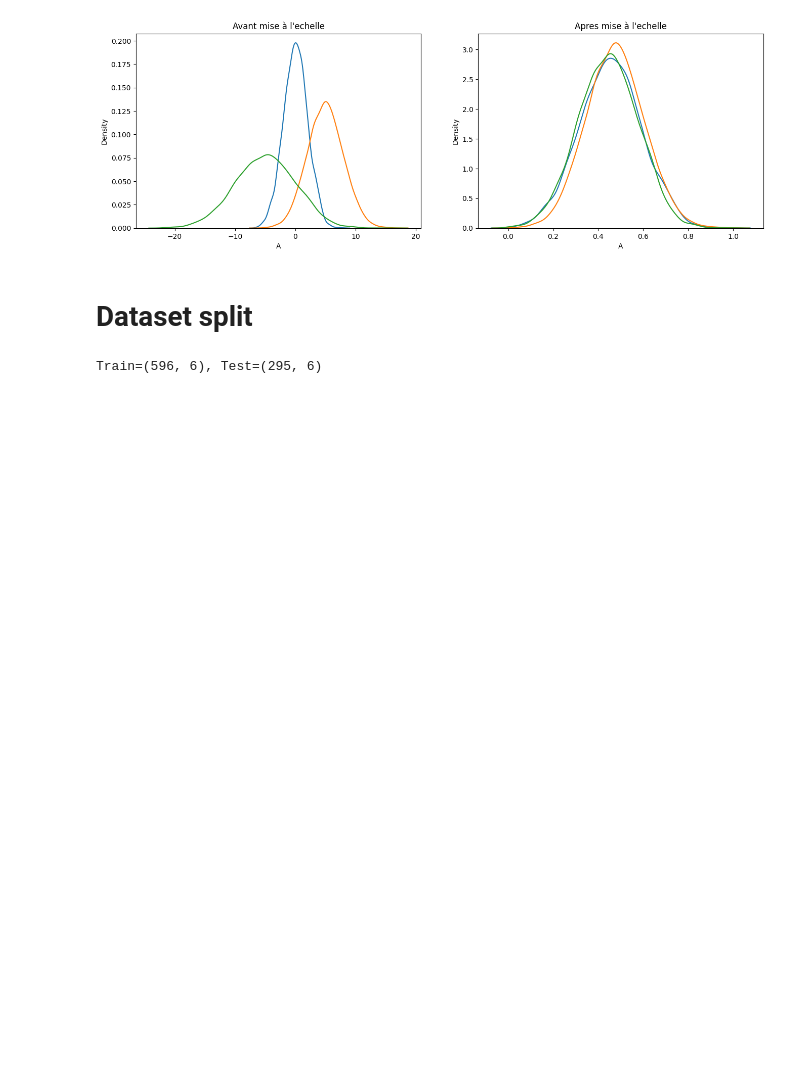
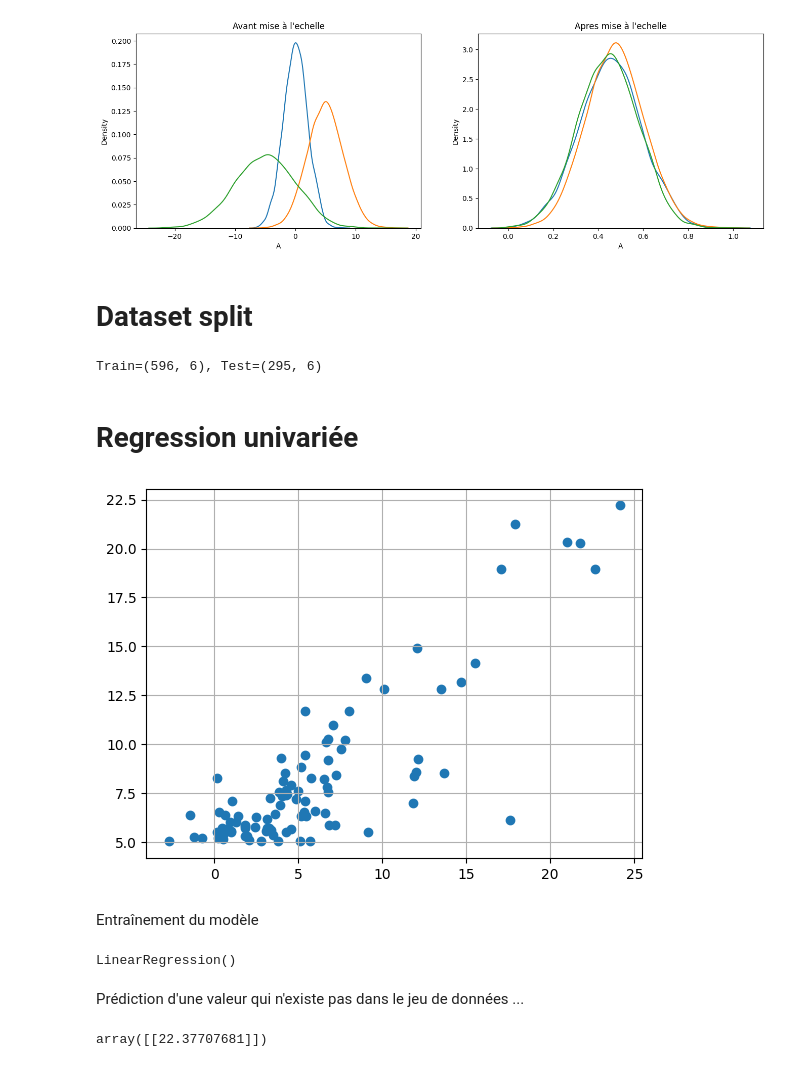
Before and after one commit to datacorner/ladata, a Jupyter notebook: La data - Chap 7 - La donnée sous toutes ses facettes.ipynb, the cells around one changed output. Saved outputs shown, nothing was run; the diff lists cells and outputs as text; code cells hidden in the pictures; blank space fills up the shorter version.

```diff
--- a/La data - Chap 7 - La donnée sous toutes ses facettes.ipynb
+++ b/La data - Chap 7 - La donnée sous toutes ses facettes.ipynb
@@ -104,3 +113,26 @@ X_train, X_test, y_train, y_test = train_test_split(X, y, test_size=0.33, random
 print ("Train=" + str(X_train.shape) + ", Test=" + str(X_test.shape))
 # %% [output]
 Train=(596, 6), Test=(295, 6)
+# %% [markdown]
+# Regression univariée
+# %%
+data = pd.read_csv('univariate_linear_regression_dataset.csv')
+plt.scatter(data.col2, data.col1)
+plt.grid()
+# %% [output]
+[figure, added]
+# %% [markdown]
+Entraînement du modèle
+# %%
+X = data.col2.values.reshape(-1, 1)
+y = data.col1.values.reshape(-1, 1)
+regr = linear_model.LinearRegression()
+regr.fit(X, y)
+# %% [output]
+LinearRegression()
+# %% [markdown]
+Prédiction d'une valeur qui n'existe pas dans le jeu de données ...
+# %%
+regr.predict(np.array([[30]]))
+# %% [output]
+array([[22.37707681]])
```
Also changed, not shown: parts of 5 cells of this notebook.
